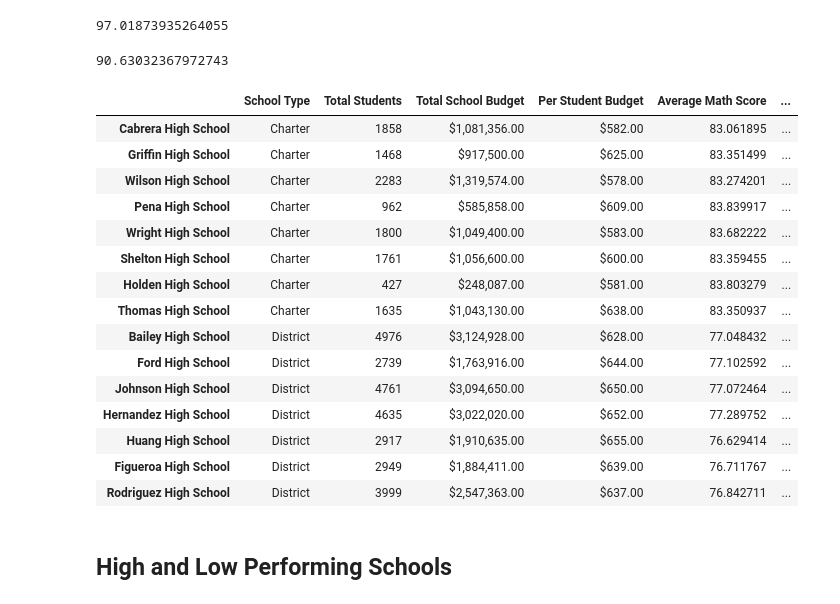
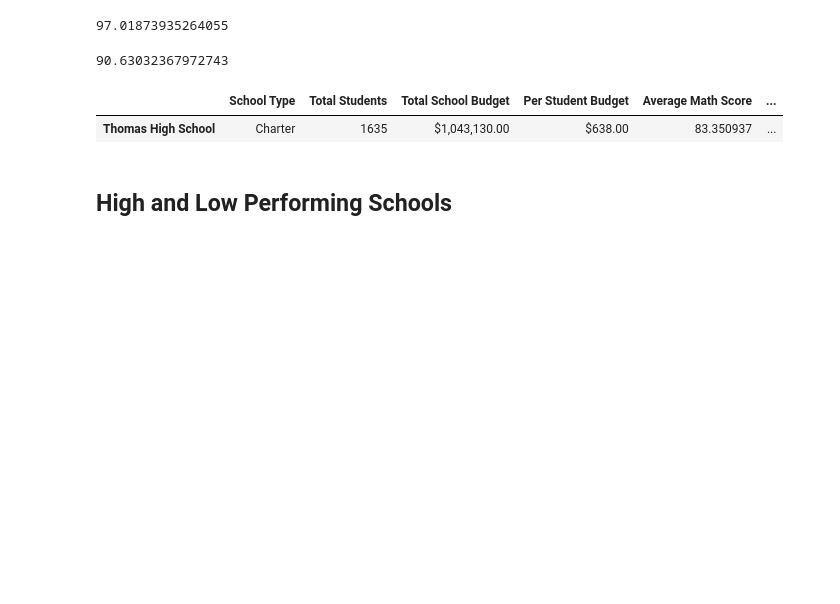
Before and after one commit to daniethecreator/School_District_Analysis, a Jupyter notebook: PyCitySchools_Challenge_testing.ipynb, the cells around one changed output. Cells and saved outputs as stored; diff of their text form; code cells hidden in the pictures; blank space fills up the shorter version.

```diff
--- a/PyCitySchools_Challenge_testing.ipynb
+++ b/PyCitySchools_Challenge_testing.ipynb
@@ -280,5 +337,5 @@ ths_passing_reading_count
 # %%
 # Step 8. Get all the students passing math and reading from THS
-ths_passing_math_reading_count = ths_student_data_df.loc[(ths_student_data_df["math_score"] >= 70) & (ths_student_data_df["reading_score"] >= 70), "Student ID"].count()
+ths_passing_math_reading_count = ths_student_data_df.loc[(ths_student_data_df["math_score"] >= 70) & (ths_student_data_df["reading_score"] >= 70)]
 ths_passing_math_reading_count
 # %% [output]
@@ -286,19 +355,19 @@ ths_passing_math_reading_count
 # %%
 # Step 9. Calculate the percentage of 10th-12th grade students passing math from Thomas High School.
-ths_math_passing_percentage = (ths_passing_math_count / ths_student_data_df["Student ID"].count()) * 100
+ths_math_passing_percentage = (ths_passing_math_count["Student ID"].count() / ths_student_data_df["Student ID"].count()) * 100
 ths_math_passing_percentage
 # %% [output]
 93.18568994889267
 # %%
 # Step 10. Calculate the percentage of 10th-12th grade students passing reading from Thomas High School.
-ths_reading_passing_percentage = (ths_passing_reading_count / ths_student_data_df["Student ID"].count()) * 100
+ths_reading_passing_percentage = (ths_passing_reading_count["Student ID"].count() / ths_student_data_df["Student ID"].count()) * 100
 ths_reading_passing_percentage
 # %% [output]
 97.01873935264055
 # %%
 # Step 11. Calculate the overall passing percentage of 10th-12th grade from Thomas High School.
 
-ths_overall_passing_percentage = (ths_passing_math_reading_count / ths_student_data_df["Student ID"].count()) * 100
+ths_overall_passing_percentage = (ths_passing_math_reading_count["Student ID"].count() / ths_student_data_df["Student ID"].count()) * 100
 ths_overall_passing_percentage
 # %% [output]
 90.63032367972743
@@ -322,25 +391,10 @@ ths_overall_passing_percentage
 90.63032367972743
 # %%
 # per_school_summary_df
-#per_school_summary_df.loc[["Thomas High School"]]
-per_school_summary_df
+per_school_summary_df.loc[["Thomas High School"]]
 # %% [output]
 |  | School Type | Total Students | Total School Budget | Per Student Budget | Average Math Score | ... |
-| Cabrera High School | Charter | 1858 | $1,081,356.00 | $582.00 | 83.061895 | ... |
-| Griffin High School | Charter | 1468 | $917,500.00 | $625.00 | 83.351499 | ... |
-| Wilson High School | Charter | 2283 | $1,319,574.00 | $578.00 | 83.274201 | ... |
-| Pena High School | Charter | 962 | $585,858.00 | $609.00 | 83.839917 | ... |
-| Wright High School | Charter | 1800 | $1,049,400.00 | $583.00 | 83.682222 | ... |
-| Shelton High School | Charter | 1761 | $1,056,600.00 | $600.00 | 83.359455 | ... |
-| Holden High School | Charter | 427 | $248,087.00 | $581.00 | 83.803279 | ... |
 | Thomas High School | Charter | 1635 | $1,043,130.00 | $638.00 | 83.350937 | ... |
-| Bailey High School | District | 4976 | $3,124,928.00 | $628.00 | 77.048432 | ... |
-| Ford High School | District | 2739 | $1,763,916.00 | $644.00 | 77.102592 | ... |
-| Johnson High School | District | 4761 | $3,094,650.00 | $650.00 | 77.072464 | ... |
-| Hernandez High School | District | 4635 | $3,022,020.00 | $652.00 | 77.289752 | ... |
-| Huang High School | District | 2917 | $1,910,635.00 | $655.00 | 76.629414 | ... |
-| Figueroa High School | District | 2949 | $1,884,411.00 | $639.00 | 76.711767 | ... |
-| Rodriguez High School | District | 3999 | $2,547,363.00 | $637.00 | 76.842711 | ... |
 # %% [markdown]
 ## High and Low Performing Schools
 # %%
```
Also changed, not shown: parts of 34 cells of this notebook, 11 other files.
